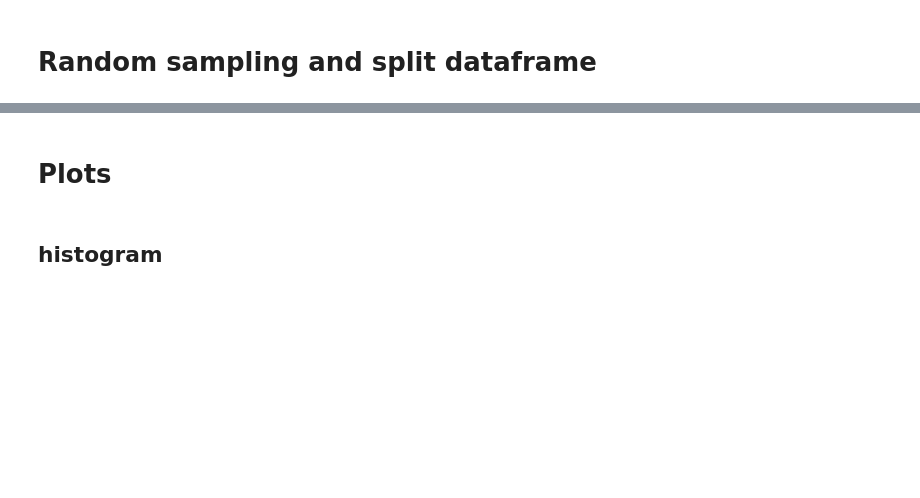
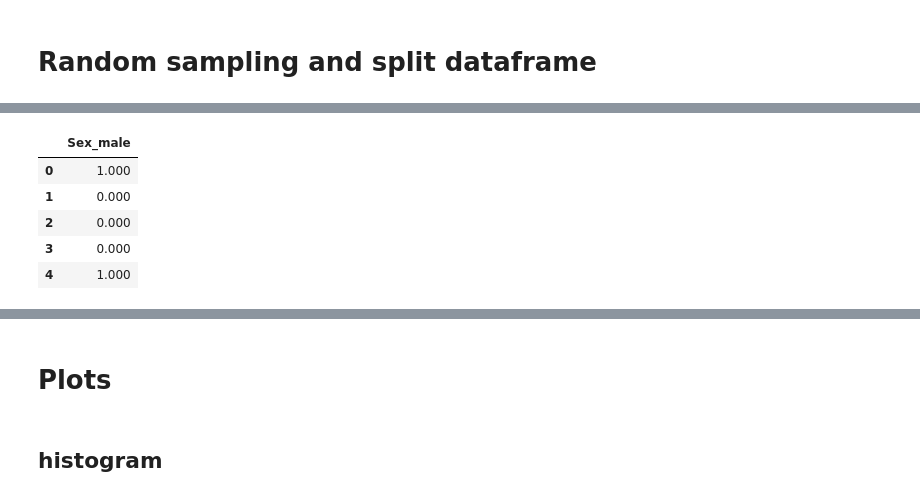
Before and after one commit to felixfan/scripts, a Jupyter notebook: python/ipynb/pandas.ipynb, the cells around one changed output, grey strips where cells are left out. Drawn from its saved outputs; the diff is of its cells as text; code cells hidden in the pictures; blank space fills up the shorter version.

```diff
--- a/python/ipynb/pandas.ipynb
+++ b/python/ipynb/pandas.ipynb
@@ -1401,0 +1433,10 @@ testData = ufo.loc[~ufo.index.isin(train.index),:]
+# %%
+sex_dummy = pd.get_dummies(train.Sex, prefix='Sex').iloc[:, 1:]
+sex_dummy.head()
+# %% [output]
+|  | Sex_male |
+| 0 | 1.000 |
+| 1 | 0.000 |
+| 2 | 0.000 |
+| 3 | 0.000 |
+| 4 | 1.000 |
```
Also changed, not shown: parts of 22 cells of this notebook.
